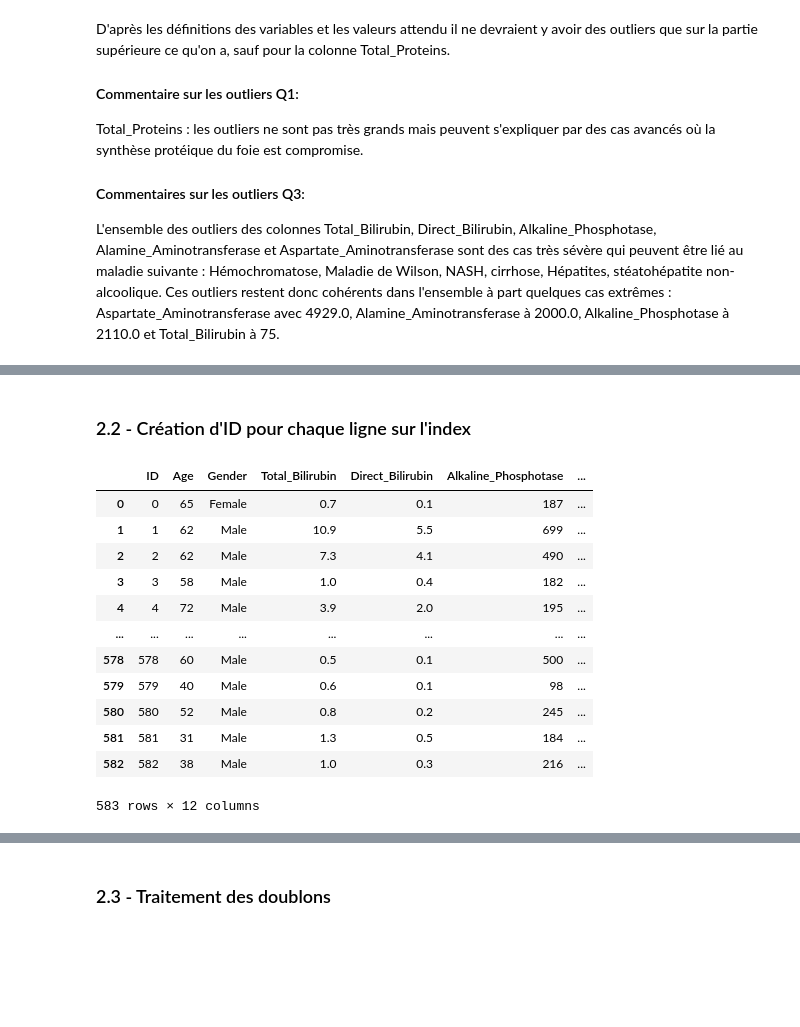
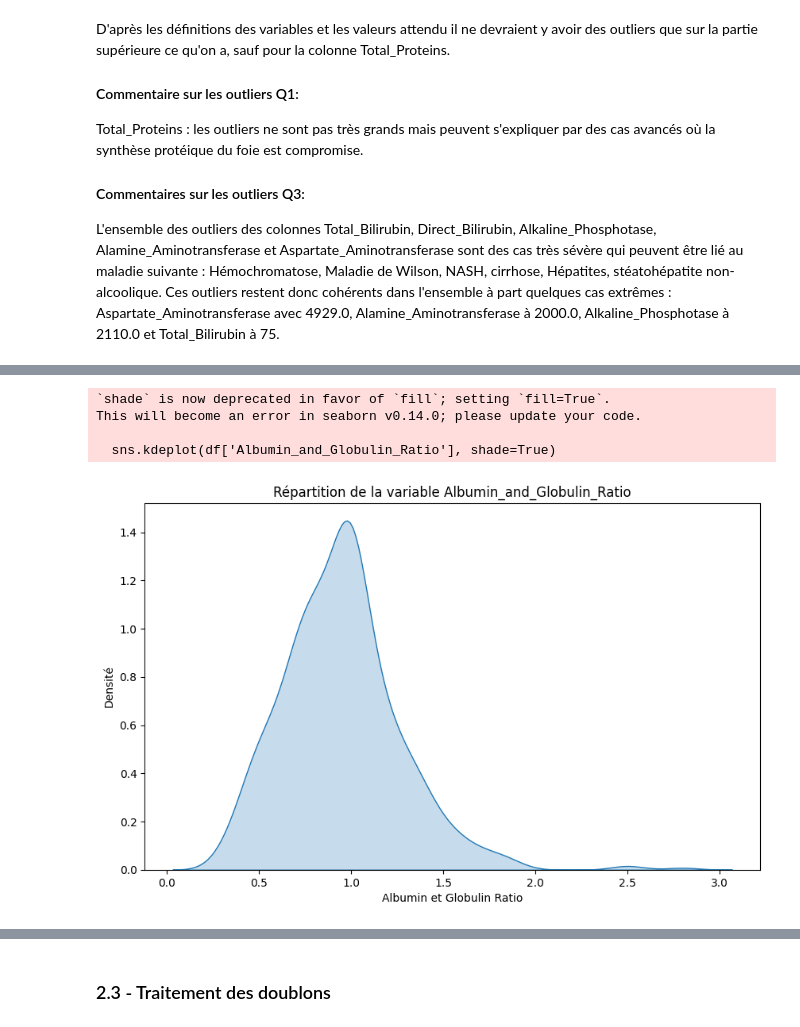
Before and after one commit to Dim2960/semiology_AI, a Jupyter notebook: foie_folder/cleaning_foie.ipynb, the cells around one changed output, grey strips where cells are left out. Saved outputs shown, nothing was run; the diff lists cells and outputs as text; code cells hidden in the pictures; blank space fills up the shorter version.

Commit message:
Graph et remplacement des valeurs NaN dans la colonne Albumin globuline

```diff
--- a/foie_folder/cleaning_foie.ipynb
+++ b/foie_folder/cleaning_foie.ipynb
@@ -156,4 +155,0 @@ Ces outliers restent donc cohérents dans l'ensemble à part quelques cas extrê
-# %%
-""" voir avec le client pour les valeurs df = df.dropna()"""
-df = df.reset_index(drop=True)
-df
@@ -174,19 +156,14 @@ df
-# %% [markdown]
-### 2.2 - Création d'ID pour chaque ligne sur l'index
-# %%
-df = df.reset_index().rename(columns={'index': 'ID'})
-df
-# %% [output]
-|  | ID | Age | Gender | Total_Bilirubin | Direct_Bilirubin | Alkaline_Phosphotase | ... |
-| 0 | 0 | 65 | Female | 0.7 | 0.1 | 187 | ... |
-| 1 | 1 | 62 | Male | 10.9 | 5.5 | 699 | ... |
-| 2 | 2 | 62 | Male | 7.3 | 4.1 | 490 | ... |
-| 3 | 3 | 58 | Male | 1.0 | 0.4 | 182 | ... |
-| 4 | 4 | 72 | Male | 3.9 | 2.0 | 195 | ... |
-| ... | ... | ... | ... | ... | ... | ... | ... |
-| 578 | 578 | 60 | Male | 0.5 | 0.1 | 500 | ... |
-| 579 | 579 | 40 | Male | 0.6 | 0.1 | 98 | ... |
-| 580 | 580 | 52 | Male | 0.8 | 0.2 | 245 | ... |
-| 581 | 581 | 31 | Male | 1.3 | 0.5 | 184 | ... |
-| 582 | 582 | 38 | Male | 1.0 | 0.3 | 216 | ... |
-583 rows × 12 columns
+# %%
+# diagramme répartition albumin-globuline ration
+plt.figure(figsize=(10, 6))
+sns.kdeplot(df['Albumin_and_Globulin_Ratio'], shade=True)
+plt.title('Répartition de la variable Albumin_and_Globulin_Ratio')
+plt.xlabel('Albumin et Globulin Ratio')
+plt.ylabel('Densité')
+plt.show()
+# %% [output]
+`shade` is now deprecated in favor of `fill`; setting `fill=True`.
+This will become an error in seaborn v0.14.0; please update your code.
+
+  sns.kdeplot(df['Albumin_and_Globulin_Ratio'], shade=True)
+[figure, added]
```
Also changed, not shown: parts of 4 cells of this notebook.
